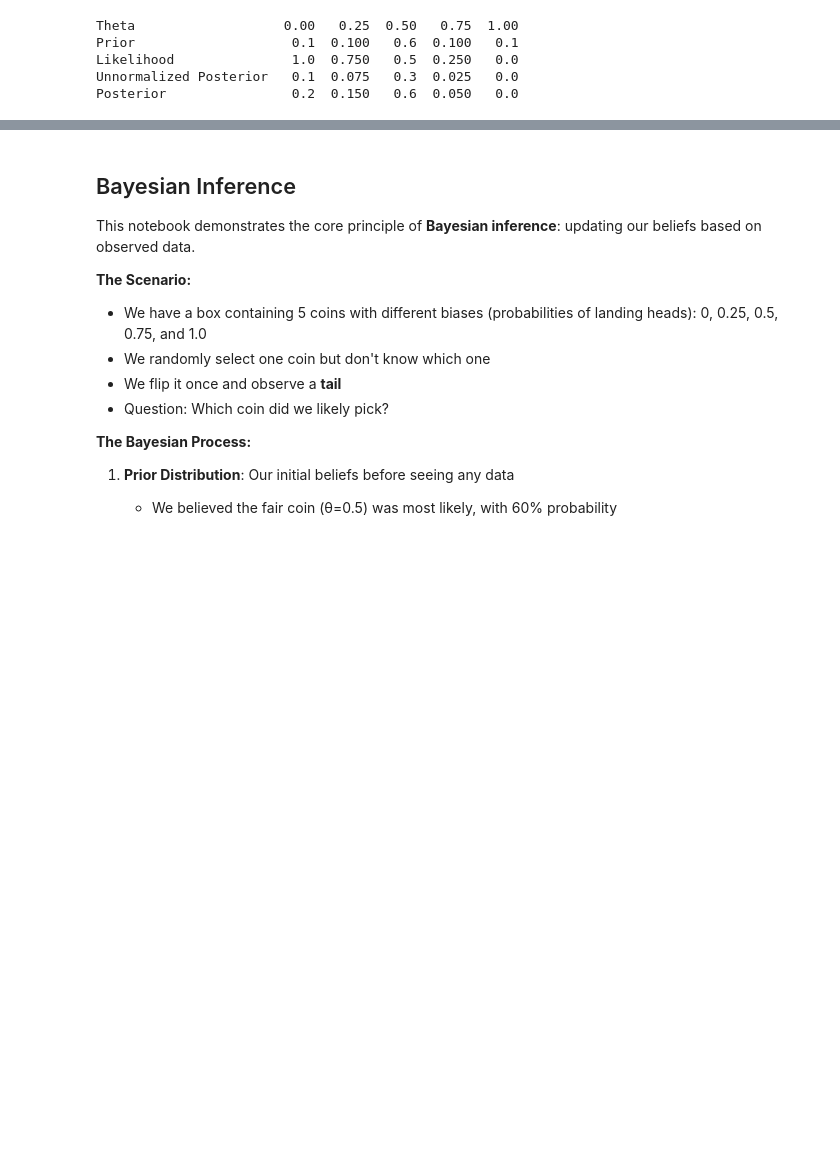
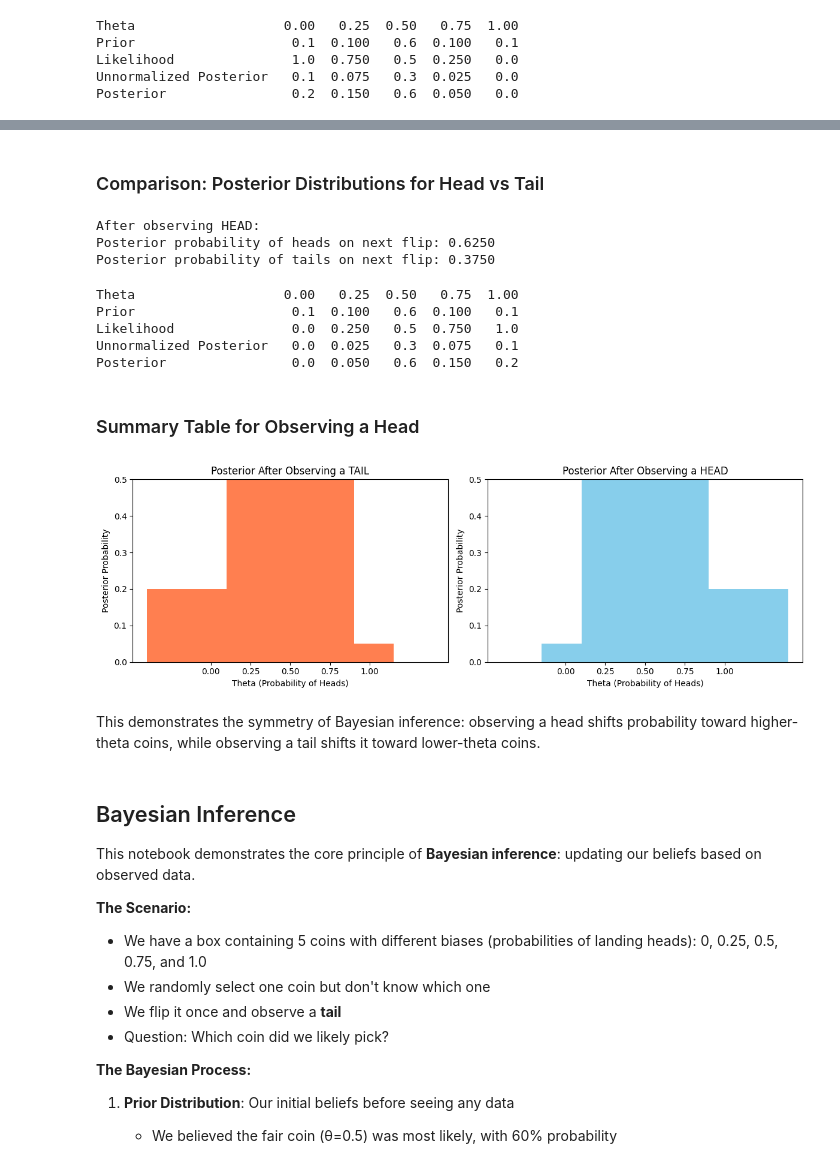
Before and after one commit to L-ansari/Bayesian-DA, a Jupyter notebook: coin_from_box.ipynb, the cells around one changed output, grey strips where cells are left out. Drawn from its saved outputs; the diff is of its cells as text; code cells hidden in the pictures; blank space fills up the shorter version.

Commit message:
Add Experiment 2: Bayesian inference for observing a head with comparison plots and tables

```diff
--- a/coin_from_box.ipynb
+++ b/coin_from_box.ipynb
@@ -91,3 +95,70 @@ Posterior                0.2  0.150   0.6  0.050   0.0
+# %% [markdown]
+### Comparison: Posterior Distributions for Head vs Tail
+# %%
+# Likelihood of observing a head (theta itself)
+lik_head = theta
+
+# Compute posterior for observing a head
+unpost_head = pri * lik_head
+post_head = unpost_head / np.sum(unpost_head)
+# %%
+# Posterior probabilities for next flip after observing a head
+postheads_afterhead = np.sum(post_head * theta)
+posttails_afterhead = np.sum(post_head * (1 - theta))
+
+print(f"After observing HEAD:")
+print(f"Posterior probability of heads on next flip: {postheads_afterhead:.4f}")
+print(f"Posterior probability of tails on next flip: {posttails_afterhead:.4f}")
+# %% [output]
+After observing HEAD:
+Posterior probability of heads on next flip: 0.6250
+Posterior probability of tails on next flip: 0.3750
+# %%
+# Create a DataFrame for the head observation
+df_head = pd.DataFrame({
+    '0.00': [pri[0], lik_head[0], unpost_head[0], post_head[0]],
+    '0.25': [pri[1], lik_head[1], unpost_head[1], post_head[1]],
+    '0.50': [pri[2], lik_head[2], unpost_head[2], post_head[2]],
+    '0.75': [pri[3], lik_head[3], unpost_head[3], post_head[3]],
+    '1.00': [pri[4], lik_head[4], unpost_head[4], post_head[4]]
+}, index=['Prior', 'Likelihood', 'Unnormalized Posterior', 'Posterior'])
+
+df_head.columns.name = 'Theta'
+print(df_head.to_string())
+# %% [output]
+Theta                   0.00   0.25  0.50   0.75  1.00
+Prior                    0.1  0.100   0.6  0.100   0.1
+Likelihood               0.0  0.250   0.5  0.750   1.0
+Unnormalized Posterior   0.0  0.025   0.3  0.075   0.1
+Posterior                0.0  0.050   0.6  0.150   0.2
+# %% [markdown]
+### Summary Table for Observing a Head
+# %%
+# Plot both posteriors for comparison
+fig, axes = plt.subplots(1, 2, figsize=(12, 4))
+
+# Posterior after observing a tail
+axes[0].bar(theta, post, color='coral')
+axes[0].set_xticks(theta)
+axes[0].set_xlabel('Theta (Probability of Heads)')
+axes[0].set_ylabel('Posterior Probability')
+axes[0].set_title('Posterior After Observing a TAIL')
+axes[0].set_ylim(0, 0.5)
+
+# Posterior after observing a head
+axes[1].bar(theta, post_head, color='skyblue')
+axes[1].set_xticks(theta)
+axes[1].set_xlabel('Theta (Probability of Heads)')
+axes[1].set_ylabel('Posterior Probability')
+axes[1].set_title('Posterior After Observing a HEAD')
+axes[1].set_ylim(0, 0.5)
+
+plt.tight_layout()
+plt.show()
+# %% [output]
+[figure, added]
+# %% [markdown]
+This demonstrates the symmetry of Bayesian inference: observing a head shifts probability toward higher-theta coins, while observing a tail shifts it toward lower-theta coins.
 # %% [markdown]
 ##  Bayesian Inference
 
```
Also changed, not shown: parts of 1 cell of this notebook.
